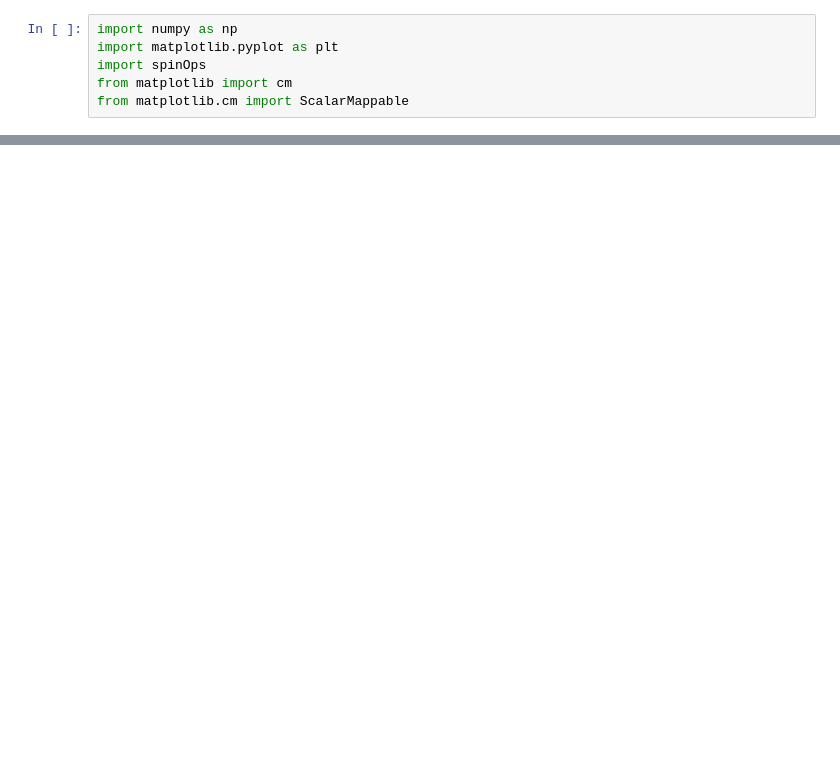
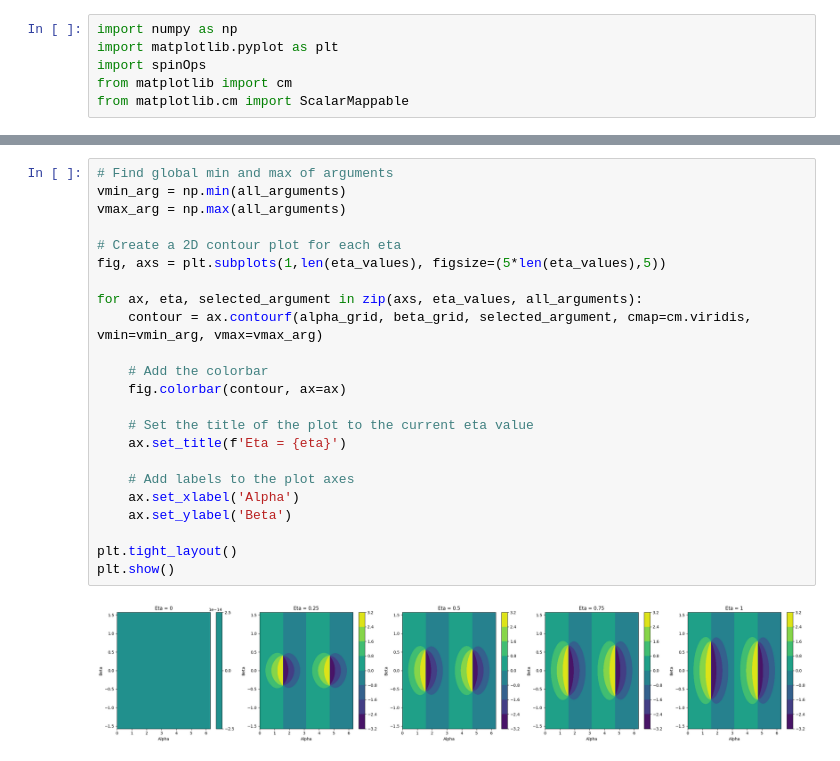
Before and after one commit to pjgrandinetti/SpinOps, a Jupyter notebook: test.ipynb, the cells around one changed output, grey strips where cells are left out. Drawn from its saved outputs; the diff is of its cells as text; blank space fills up the shorter version.

```diff
--- a/test.ipynb
+++ b/test.ipynb
@@ -118,0 +106,25 @@ plt.show()
+# %%
+# Find global min and max of arguments
+vmin_arg = np.min(all_arguments)
+vmax_arg = np.max(all_arguments)
+
+# Create a 2D contour plot for each eta
+fig, axs = plt.subplots(1,len(eta_values), figsize=(5*len(eta_values),5))
+
+for ax, eta, selected_argument in zip(axs, eta_values, all_arguments):
+    contour = ax.contourf(alpha_grid, beta_grid, selected_argument, cmap=cm.viridis, vmin=vmin_arg, vmax=vmax_arg)
+
+    # Add the colorbar
+    fig.colorbar(contour, ax=ax)
+
+    # Set the title of the plot to the current eta value
+    ax.set_title(f'Eta = {eta}')
+
+    # Add labels to the plot axes
+    ax.set_xlabel('Alpha')
+    ax.set_ylabel('Beta')
+
+plt.tight_layout()
+plt.show()
+# %% [output]
+[figure, added]
```
Also changed, not shown: parts of 11 cells of this notebook, 6 other files.
